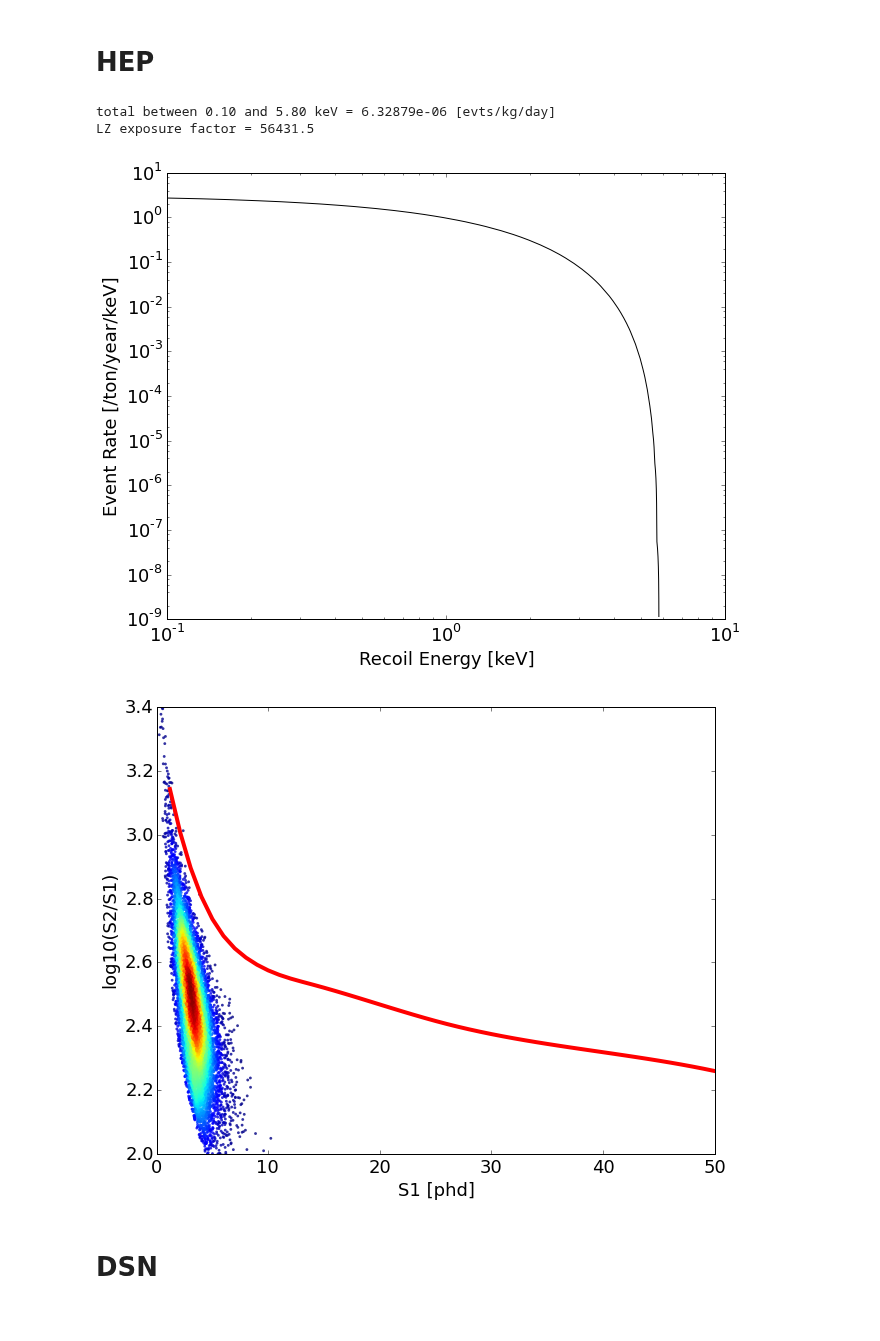
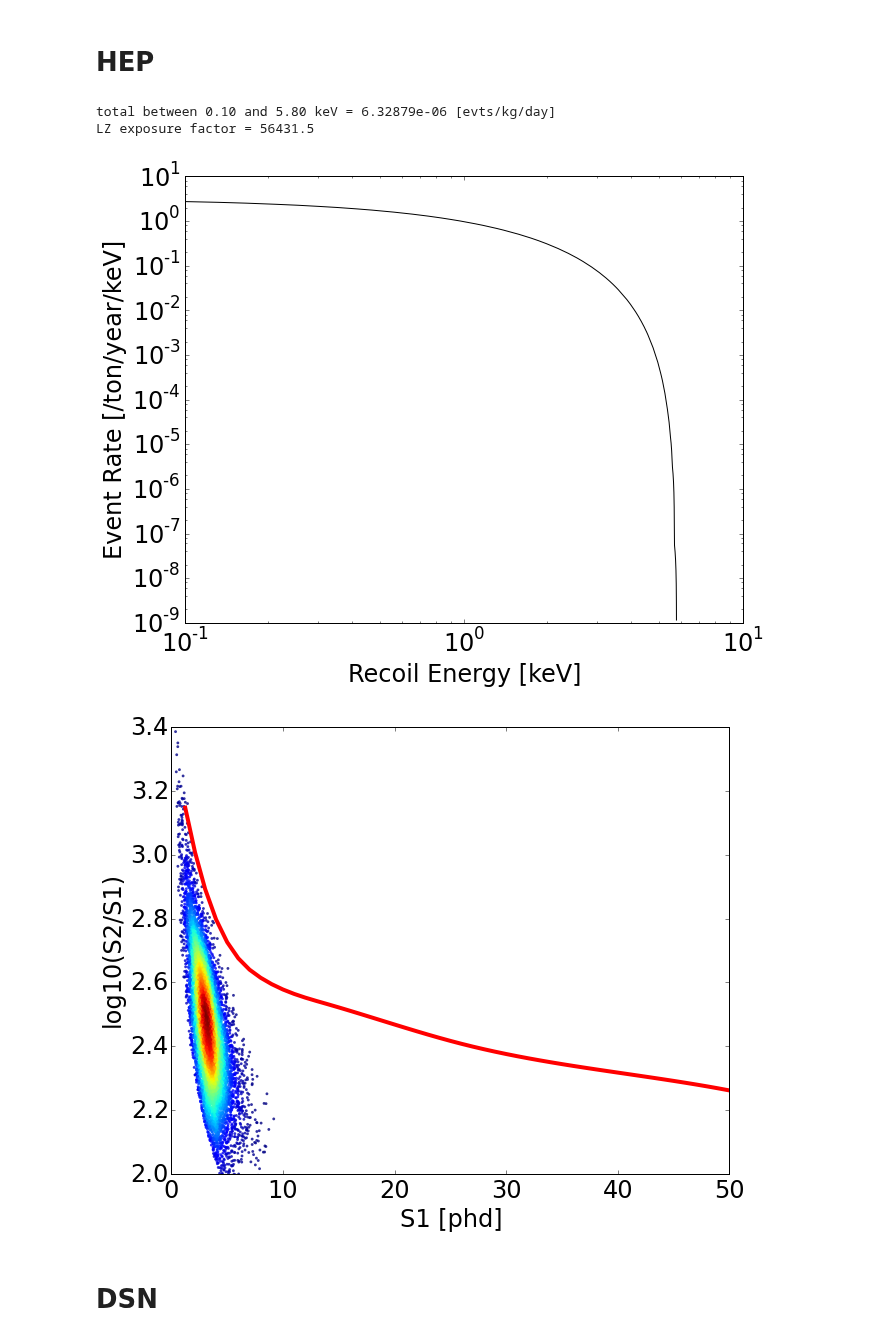
Before and after one commit to attdobi/iPyNb, a Jupyter notebook: PyNEST/PDF_visualizer.ipynb, the cells around one changed output. Cells and saved outputs as stored; diff of their text form; code cells hidden in the pictures.

```diff
--- a/PyNEST/PDF_visualizer.ipynb
+++ b/PyNEST/PDF_visualizer.ipynb
@@ -10,6 +10,7 @@ from LZlim_pyNEST import *
 from ROOT import TH2D
 %pylab inline
 pylab.rcParams['figure.figsize'] = (10.0, 8.0) # set size of figures"
+plt.rcParams.update({'font.size': 24})
 # %% [output]
 Populating the interactive namespace from numpy and matplotlib
 WARNING: pylab import has clobbered these variables: ['pylab']
@@ -53,7 +54,6 @@ plt.figure()
 scatterColor(S1_cut,log10(S2_cut/S1_cut))
 plt.xlabel('S1 [phd]')
 plt.ylabel('log10(S2/S1)')
-plt.rcParams.update({'font.size': 18})
 #plt.plot([S1_min,S1_min],[2,3.8],'-.m',linewidth=4)
 #plt.plot([S1_max,S1_max],[2,3.8],'-.m',linewidth=4)
 plot(S1_bin_cen_n,sNR(S1_bin_cen_n),'-r',linewidth=4)
@@ -86,7 +86,7 @@ plt.figure()
 scatterColor(S1_cut,log10(S2_cut/S1_cut))
 plt.xlabel('S1 [phd]')
 plt.ylabel('log10(S2/S1)')
-plt.rcParams.update({'font.size': 18})
+plt.rcParams.update({'font.size': 24})
 #plt.plot([S1_min,S1_min],[2,3.8],'-.m',linewidth=4)
 #plt.plot([S1_max,S1_max],[2,3.8],'-.m',linewidth=4)
 plot(S1_bin_cen_n,sNR(S1_bin_cen_n),'-r',linewidth=4)
@@ -104,34 +104,34 @@ LZ exposure factor = 2740.27
 # %%
 # 8B nu PDF
 file_path='data/hep_Peter.txt'
 title='HEP'
 ParticleType='NR'
 nSim=2e6
 
 Nph, Ne, Ne_ext, S1_spike, S1, S2, S2_raw, NS1_coin, Rate_evts_kg_day, LZ_exposure_factor = dN2NphNe(file_path=file_path,ParticleType=ParticleType,nSim=nSim)
 
 WS_cut=(inrange(S1,[S1_min,S1_max])) & (S2_raw>=S2raw_min) & (NS1_coin>=NS1_coin_req)
 S1_cut=S1[WS_cut]
 S2_cut=S2[WS_cut]
 
 #make a scatter plot
 plt.figure()
 scatterColor(S1_cut,log10(S2_cut/S1_cut))
 plt.xlabel('S1 [phd]')
 plt.ylabel('log10(S2/S1)')
-plt.rcParams.update({'font.size': 18})
+plt.rcParams.update({'font.size': 24})
 #plt.plot([S1_min,S1_min],[2,3.8],'-.m',linewidth=4)
 #plt.plot([S1_max,S1_max],[2,3.8],'-.m',linewidth=4)
 plot(S1_bin_cen_n,sNR(S1_bin_cen_n),'-r',linewidth=4)
 plt.xlim([0,50])
 plt.ylim([2,3.4])
 
 savefig('figs/'+title+'_S2S1.png')
 # %% [output]
 total between 0.10 and 5.80 keV = 6.32879e-06 [evts/kg/day]
 LZ exposure factor = 56431.5
-[figure, old version]
+[figure, new version]
-[figure, old version]
+[figure, new version]
 # %% [markdown]
 <h1> DSN </h1>
 # %%
```
Also changed, not shown: parts of 7 cells of this notebook, 8 other files.
